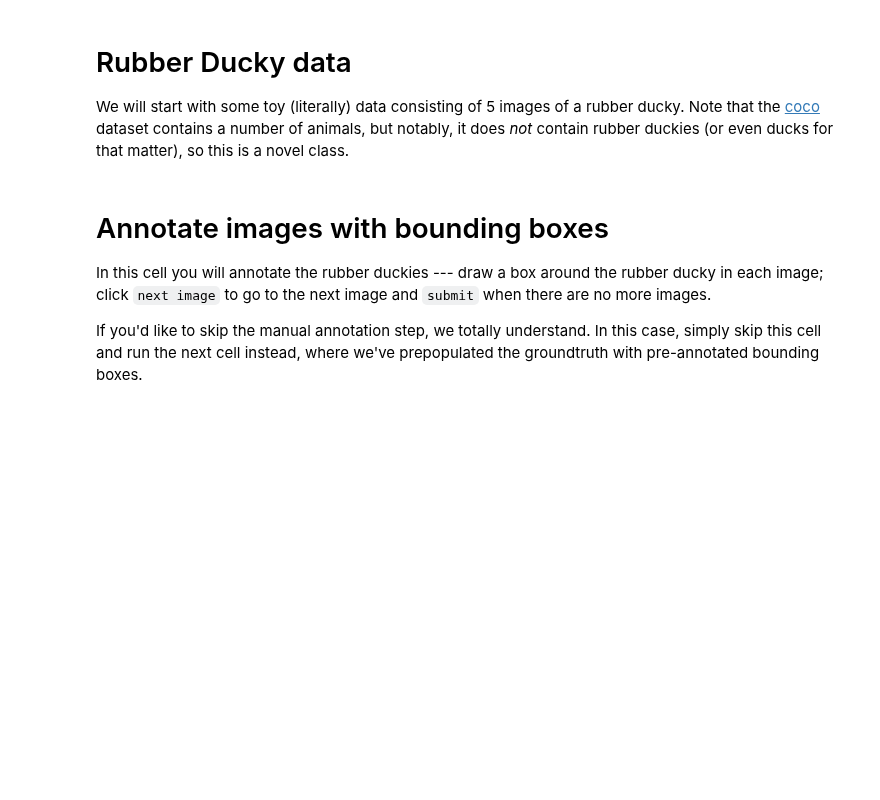
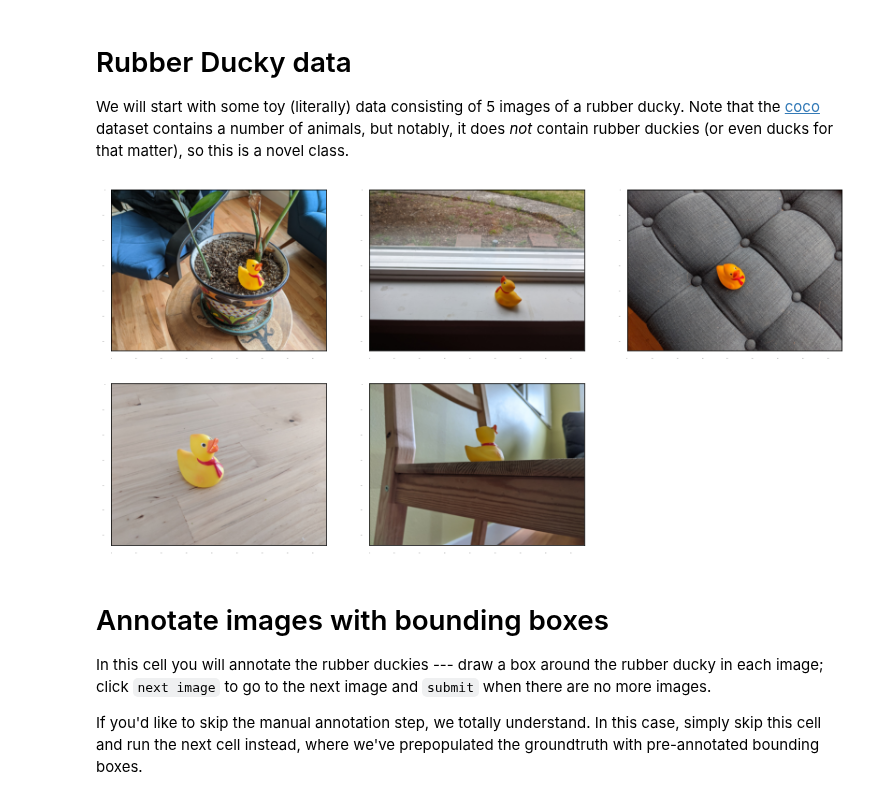
Before and after one commit to danielbarco/malatec, a Jupyter notebook: Notebooks/eager_few_shot_od_training_tf2_colab.ipynb, the cells around one changed output. Saved outputs shown, nothing was run; the diff lists cells and outputs as text; code cells hidden in the pictures; blank space fills up the shorter version.

Commit message:
running tf object detection

```diff
--- a/Notebooks/eager_few_shot_od_training_tf2_colab.ipynb
+++ b/Notebooks/eager_few_shot_od_training_tf2_colab.ipynb
@@ -117,25 +119,27 @@ We will start with some toy (literally) data consisting of 5 images of a rubber
 ducky.  Note that the [coco](https://cocodataset.org/#explore) dataset contains a number of animals, but notably, it does *not* contain rubber duckies (or even ducks for that matter), so this is a novel class.
 # %%
 # Load images and visualize
-train_image_dir = 'models/research/object_detection/test_images/ducky/train/'
+train_image_dir = 'object_detection/test_images/ducky/train/'
 train_images_np = []
 for i in range(1, 6):
-  image_path = os.path.join(train_image_dir, 'robertducky' + str(i) + '.jpg')
-  train_images_np.append(load_image_into_numpy_array(image_path))
+    image_path = os.path.join(train_image_dir, 'robertducky' + str(i) + '.jpg')
+    train_images_np.append(load_image_into_numpy_array(image_path))
 
 plt.rcParams['axes.grid'] = False
 plt.rcParams['xtick.labelsize'] = False
 plt.rcParams['ytick.labelsize'] = False
 plt.rcParams['xtick.top'] = False
 plt.rcParams['xtick.bottom'] = False
 plt.rcParams['ytick.left'] = False
 plt.rcParams['ytick.right'] = False
 plt.rcParams['figure.figsize'] = [14, 7]
 
 for idx, train_image_np in enumerate(train_images_np):
-  plt.subplot(2, 3, idx+1)
-  plt.imshow(train_image_np)
+    plt.subplot(2, 3, idx+1)
+    plt.imshow(train_image_np)
 plt.show()
+# %% [output]
+[figure, added]
 # %% [markdown]
 # Annotate images with bounding boxes
 
```
Also changed, not shown: parts of 13 cells of this notebook, 2 other files.
